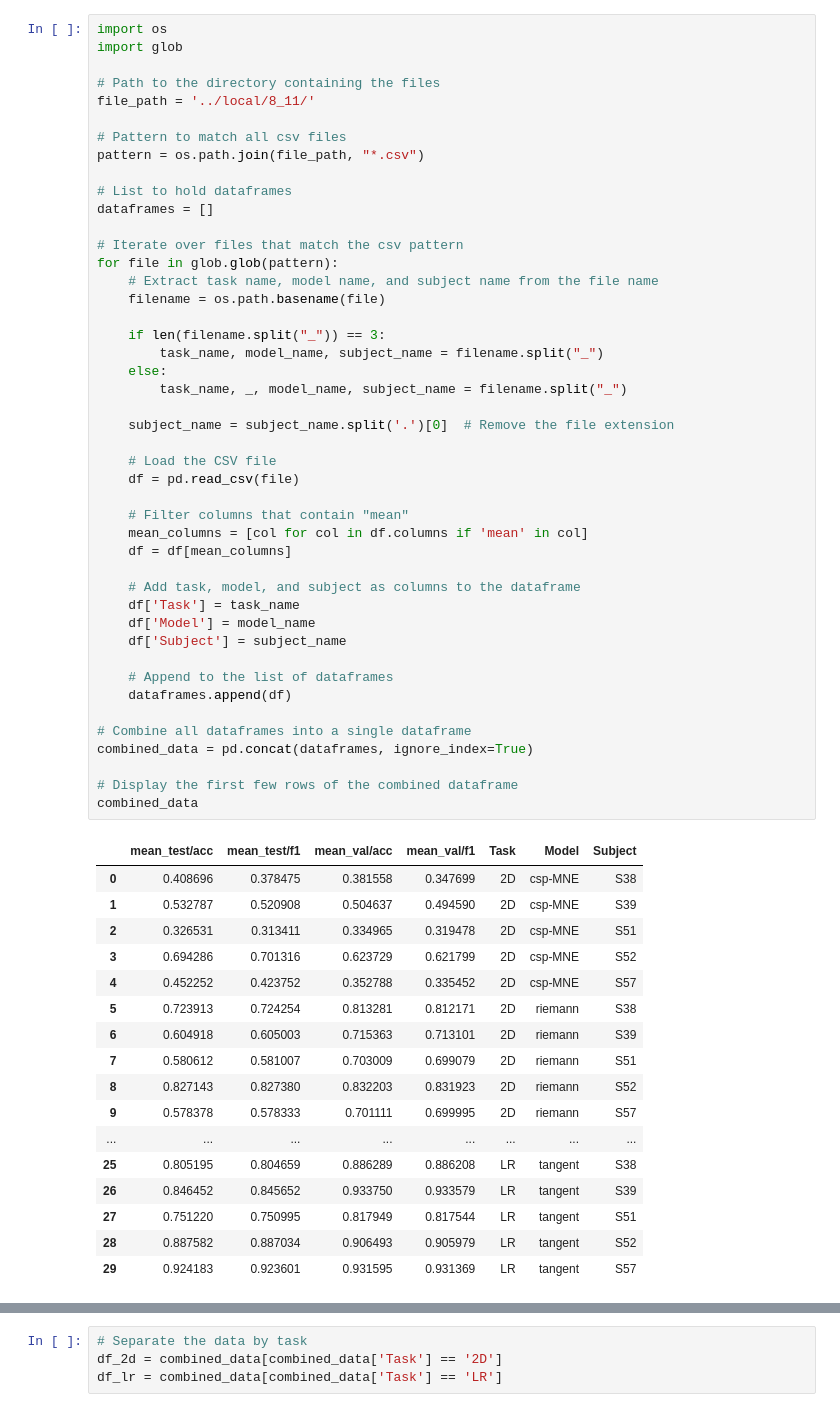
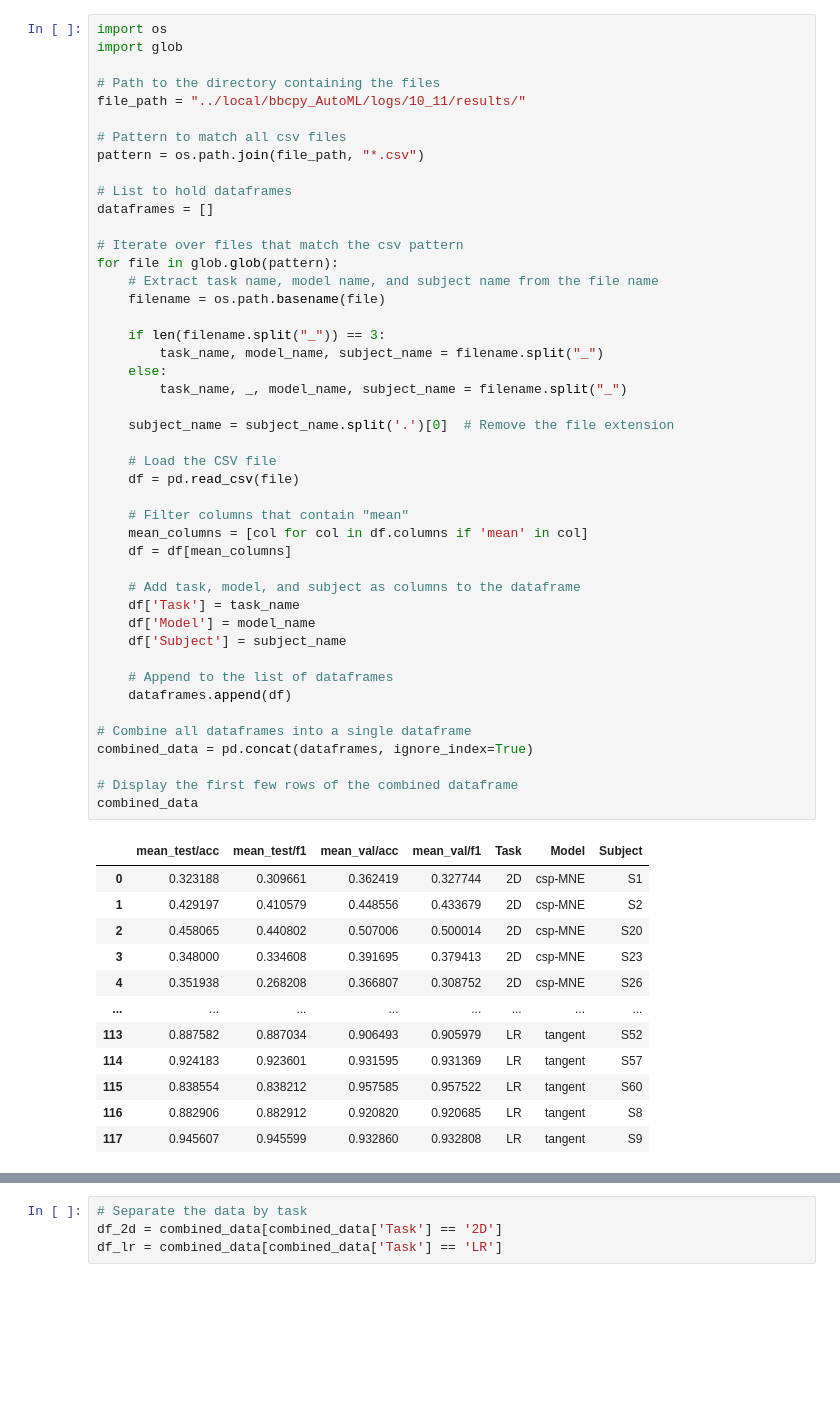
Before and after one commit to mralioo/BBCPy_DNN, a Jupyter notebook: notebooks/0_recap_results_C1.ipynb, the cells around one changed output, grey strips where cells are left out. Cells and saved outputs as stored; diff of their text form; blank space fills up the shorter version.

```diff
--- a/notebooks/0_recap_results_C1.ipynb
+++ b/notebooks/0_recap_results_C1.ipynb
@@ -10,7 +11,7 @@ import os
 import glob
 
 # Path to the directory containing the files
-file_path = '../local/8_11/'
+file_path = "../local/bbcpy_AutoML/logs/10_11/results/"
 
 # Pattern to match all csv files
 pattern = os.path.join(file_path, "*.csv")
@@ -25,46 +26,41 @@ for file in glob.glob(pattern):
 
     if len(filename.split("_")) == 3:
         task_name, model_name, subject_name = filename.split("_")
     else:
         task_name, _, model_name, subject_name = filename.split("_")
 
     subject_name = subject_name.split('.')[0]  # Remove the file extension
 
     # Load the CSV file
     df = pd.read_csv(file)
 
     # Filter columns that contain "mean"
     mean_columns = [col for col in df.columns if 'mean' in col]
     df = df[mean_columns]
 
     # Add task, model, and subject as columns to the dataframe
     df['Task'] = task_name
     df['Model'] = model_name
     df['Subject'] = subject_name
 
     # Append to the list of dataframes
     dataframes.append(df)
 
 # Combine all dataframes into a single dataframe
 combined_data = pd.concat(dataframes, ignore_index=True)
 
 # Display the first few rows of the combined dataframe
 combined_data
 # %% [output]
 |  | mean_test/acc | mean_test/f1 | mean_val/acc | mean_val/f1 | Task | Model | Subject |
-| 0 | 0.408696 | 0.378475 | 0.381558 | 0.347699 | 2D | csp-MNE | S38 |
-| 1 | 0.532787 | 0.520908 | 0.504637 | 0.494590 | 2D | csp-MNE | S39 |
-| 2 | 0.326531 | 0.313411 | 0.334965 | 0.319478 | 2D | csp-MNE | S51 |
-| 3 | 0.694286 | 0.701316 | 0.623729 | 0.621799 | 2D | csp-MNE | S52 |
-| 4 | 0.452252 | 0.423752 | 0.352788 | 0.335452 | 2D | csp-MNE | S57 |
-| 5 | 0.723913 | 0.724254 | 0.813281 | 0.812171 | 2D | riemann | S38 |
-| 6 | 0.604918 | 0.605003 | 0.715363 | 0.713101 | 2D | riemann | S39 |
-| 7 | 0.580612 | 0.581007 | 0.703009 | 0.699079 | 2D | riemann | S51 |
-| 8 | 0.827143 | 0.827380 | 0.832203 | 0.831923 | 2D | riemann | S52 |
-| 9 | 0.578378 | 0.578333 | 0.701111 | 0.699995 | 2D | riemann | S57 |
+| 0 | 0.323188 | 0.309661 | 0.362419 | 0.327744 | 2D | csp-MNE | S1 |
+| 1 | 0.429197 | 0.410579 | 0.448556 | 0.433679 | 2D | csp-MNE | S2 |
+| 2 | 0.458065 | 0.440802 | 0.507006 | 0.500014 | 2D | csp-MNE | S20 |
+| 3 | 0.348000 | 0.334608 | 0.391695 | 0.379413 | 2D | csp-MNE | S23 |
+| 4 | 0.351938 | 0.268208 | 0.366807 | 0.308752 | 2D | csp-MNE | S26 |
 | ... | ... | ... | ... | ... | ... | ... | ... |
-| 25 | 0.805195 | 0.804659 | 0.886289 | 0.886208 | LR | tangent | S38 |
-| 26 | 0.846452 | 0.845652 | 0.933750 | 0.933579 | LR | tangent | S39 |
-| 27 | 0.751220 | 0.750995 | 0.817949 | 0.817544 | LR | tangent | S51 |
-| 28 | 0.887582 | 0.887034 | 0.906493 | 0.905979 | LR | tangent | S52 |
-| 29 | 0.924183 | 0.923601 | 0.931595 | 0.931369 | LR | tangent | S57 |
+| 113 | 0.887582 | 0.887034 | 0.906493 | 0.905979 | LR | tangent | S52 |
+| 114 | 0.924183 | 0.923601 | 0.931595 | 0.931369 | LR | tangent | S57 |
+| 115 | 0.838554 | 0.838212 | 0.957585 | 0.957522 | LR | tangent | S60 |
+| 116 | 0.882906 | 0.882912 | 0.920820 | 0.920685 | LR | tangent | S8 |
+| 117 | 0.945607 | 0.945599 | 0.932860 | 0.932808 | LR | tangent | S9 |
```
Also changed, not shown: parts of 5 cells of this notebook, 2 other files.
